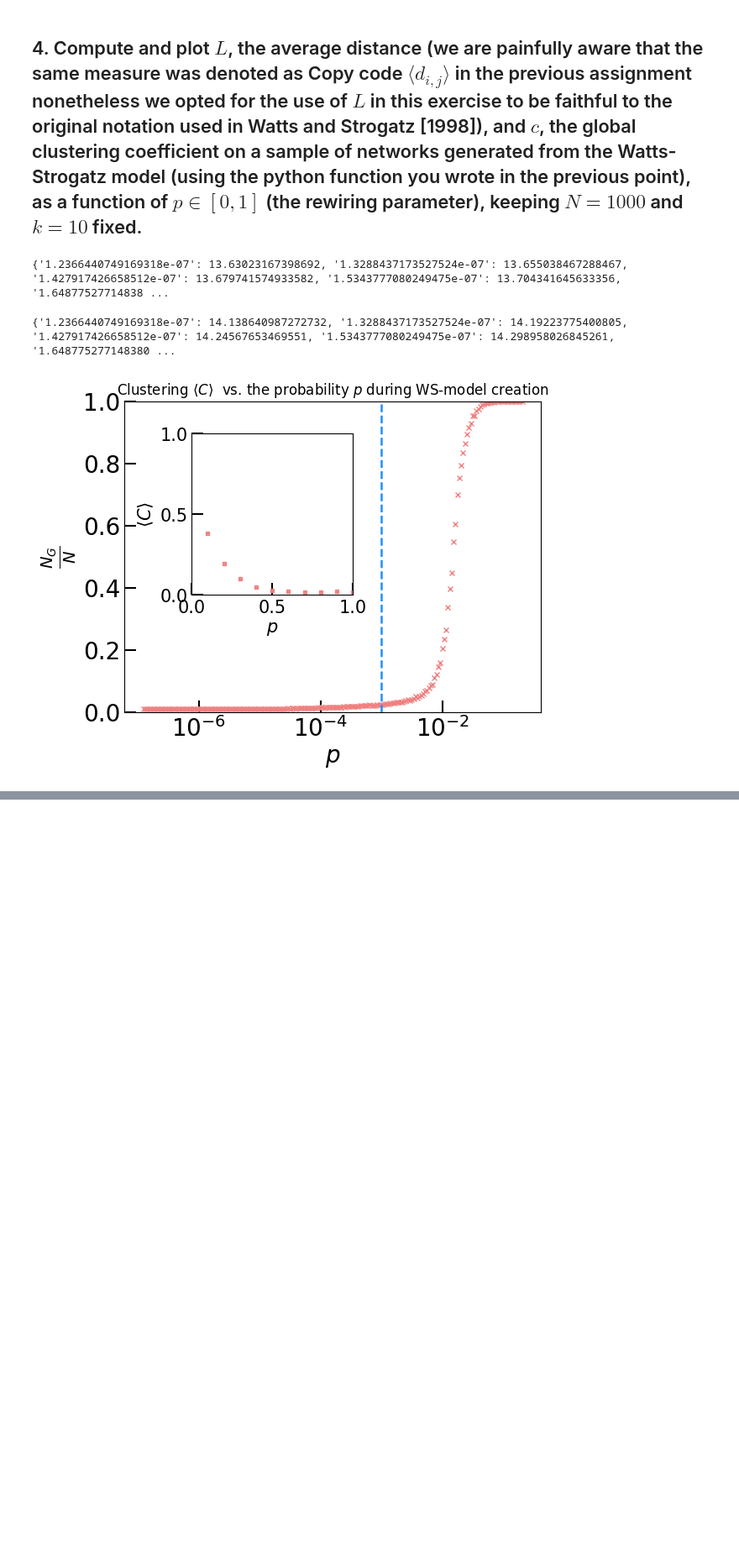
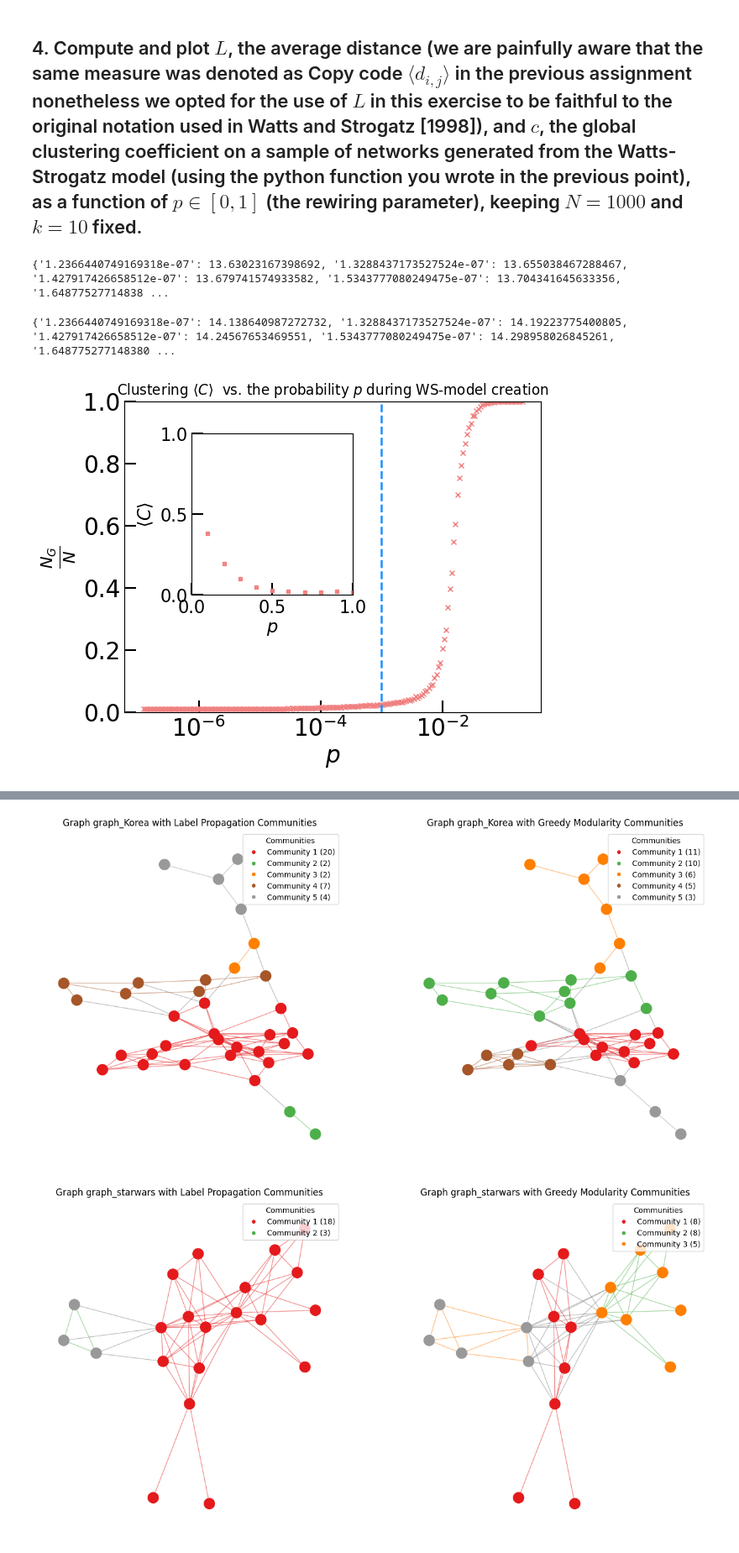
Before and after one commit to HuberNicolas/network-science-uzh, a Jupyter notebook: assignment-2/Assignment_02.ipynb, the cells around one changed output, grey strips where cells are left out. Shown at 84% size. Saved outputs shown, nothing was run; the diff lists cells and outputs as text; code cells hidden in the pictures; blank space fills up the shorter version.

```diff
--- a/assignment-2/Assignment_02.ipynb
+++ b/assignment-2/Assignment_02.ipynb
@@ -594,0 +728,65 @@ plt.show()
+# %%
+# Loop through the graphs
+for graph_name, graph in graphs.items():
+    if graph_name in CONSIDERED_GRAPHS:
+        # Find communities using the label propagation algorithm
+        communities_lp = list(nx.community.label_propagation_communities(graph))
+        # Find communities using the greedy modularity maximization algorithm
+        communities_greedy = list(nx.community.greedy_modularity_communities(graph))
+
+        # Create a dictionary to map nodes to their respective community for label propagation
+        community_dict_lp = {}
+        for i, community in enumerate(communities_lp):
+            for node in community:
+                community_dict_lp[node] = i
+
+        # Create a dictionary to map nodes to their respective community for greedy modularity
+        community_dict_greedy = {}
+        for i, community in enumerate(communities_greedy):
+            for node in community:
+                community_dict_greedy[node] = i
+
+        # Create a list of colors for nodes based on their community for label propagation
+        node_colors_lp = [community_dict_lp[node] for node in graph.nodes]
+
+        # Create a list of colors for nodes based on their community for greedy modularity
+        node_colors_greedy = [community_dict_greedy[node] for node in graph.nodes]
+
+        # Create subplots to display both label propagation and greedy modularity communities
+        fig, axes = plt.subplots(1, 2, figsize=(16, 8))
+
+        # Visualize label propagation communities
+        pos = nx.spring_layout(graph, seed=42)  # Layout for visualization
+        edge_colors_lp = [cmap(community_dict_lp[u]) if community_dict_lp[u] == community_dict_lp[v] else 'gray' for u, v in graph.edges]
+        axes[0].set_title(f"Graph {graph_name} with Label Propagation Communities")
+        axes[0].set_axis_off()
+        nx.draw_networkx_nodes(graph, pos, node_color=node_colors_lp, cmap=cmap, node_size=200, ax=axes[0])
+        nx.draw_networkx_edges(graph, pos, edge_color=edge_colors_lp, alpha=0.5, ax=axes[0])
+
+        # Visualize greedy modularity communities
+        edge_colors_greedy = [cmap(community_dict_greedy[u]) if community_dict_greedy[u] == community_dict_greedy[v] else 'gray' for u, v in graph.edges]
+        axes[1].set_title(f"Graph {graph_name} with Greedy Modularity Communities")
+        axes[1].set_axis_off()
+        nx.draw_networkx_nodes(graph, pos, node_color=node_colors_greedy, cmap=cmap, node_size=200, ax=axes[1])
+        nx.draw_networkx_edges(graph, pos, edge_color=edge_colors_greedy, alpha=0.5, ax=axes[1])
+
+        # Create a legend for label propagation communities
+        legend_labels_lp = [f"Community {i+1} ({len(community)})" for i, community in enumerate(communities_lp)]
+        legend_handles_lp = [plt.Line2D([0], [0], marker='o', color='w', label=label, markerfacecolor=cmap(i)) for i, label in enumerate(legend_labels_lp)]
+        axes[0].legend(handles=legend_handles_lp, title="Communities", loc='upper right', bbox_to_anchor=(1.0, 1.0), ncol=1)
+
+        # Create a legend for greedy modularity communities
+        legend_labels_greedy = [f"Community {i+1} ({len(community)})" for i, community in enumerate(communities_greedy)]
+        legend_handles_greedy = [plt.Line2D([0], [0], marker='o', color='w', label=label, markerfacecolor=cmap(i)) for i, label in enumerate(legend_labels_greedy)]
+        axes[1].legend(handles=legend_handles_greedy, title="Communities", loc='upper right', bbox_to_anchor=(1.0, 1.0), ncol=1)
+
+        # Save the plot
+        file_name = f"communities_comparison_{graph_name}.png"
+        complete_plot_filename = os.path.join(OUTPUT_PATH_COMMUNITIES, file_name)
+        plt.savefig(complete_plot_filename, bbox_inches='tight')
+        plt.show()
+    else:
+        pass
+# %% [output]
+[figure, added]
+[figure, added]
```
Also changed, not shown: parts of 9 cells of this notebook, 9 other files.
